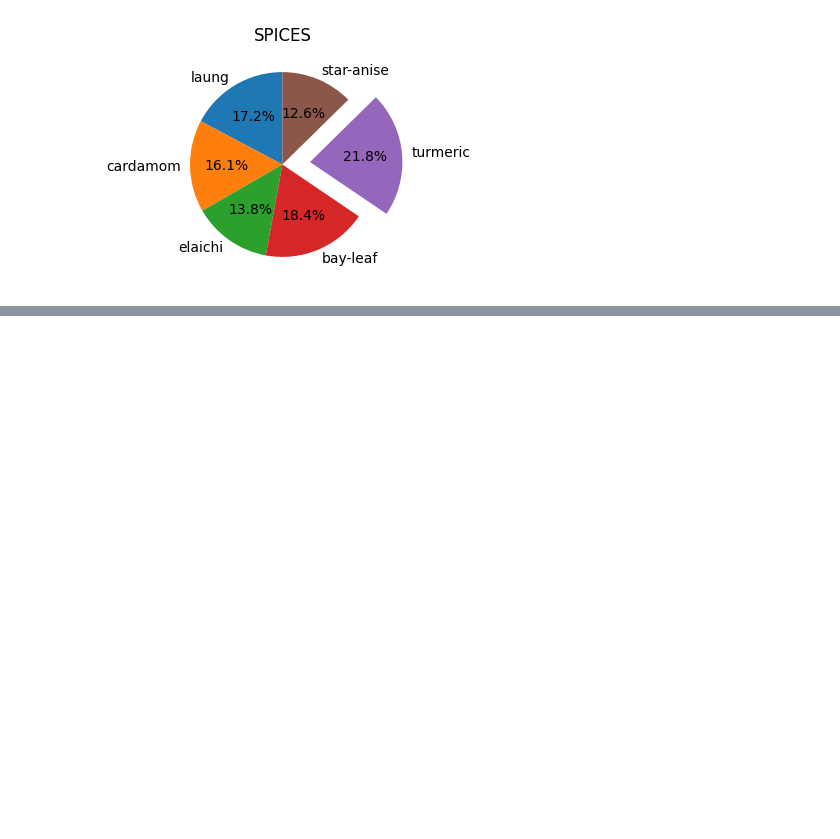
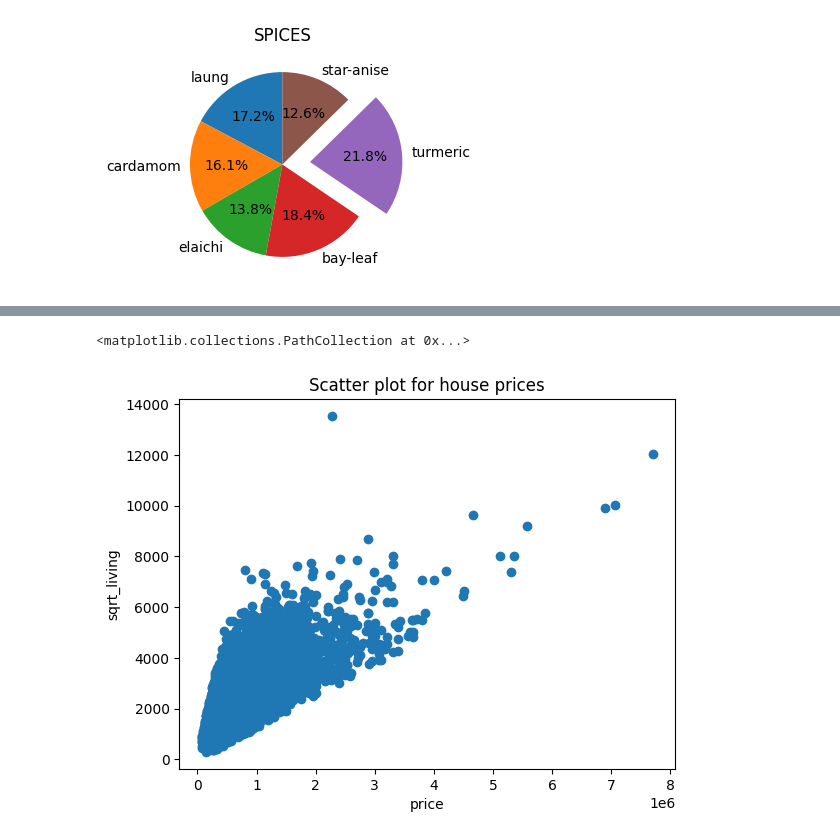
Before and after one commit to Nanditha-Prabhu/LearningDataSciencefund, a Jupyter notebook: matplotlib.ipynb, the cells around one changed output, grey strips where cells are left out. Cells and saved outputs as stored; diff of their text form; code cells hidden in the pictures; blank space fills up the shorter version.

```diff
--- a/matplotlib.ipynb
+++ b/matplotlib.ipynb
@@ -51,0 +95,9 @@ plt.show()
+# %%
+#scatterplot
+plt.xlabel('price')
+plt.ylabel('sqrt_living')
+plt.title('Scatter plot for house prices')
+plt.scatter(x=df['price'], y=df['sqft_living'])
+# %% [output]
+<matplotlib.collections.PathCollection at 0x...>
+[figure, added]
```
Also changed, not shown: parts of 6 cells of this notebook, 1 other file.
